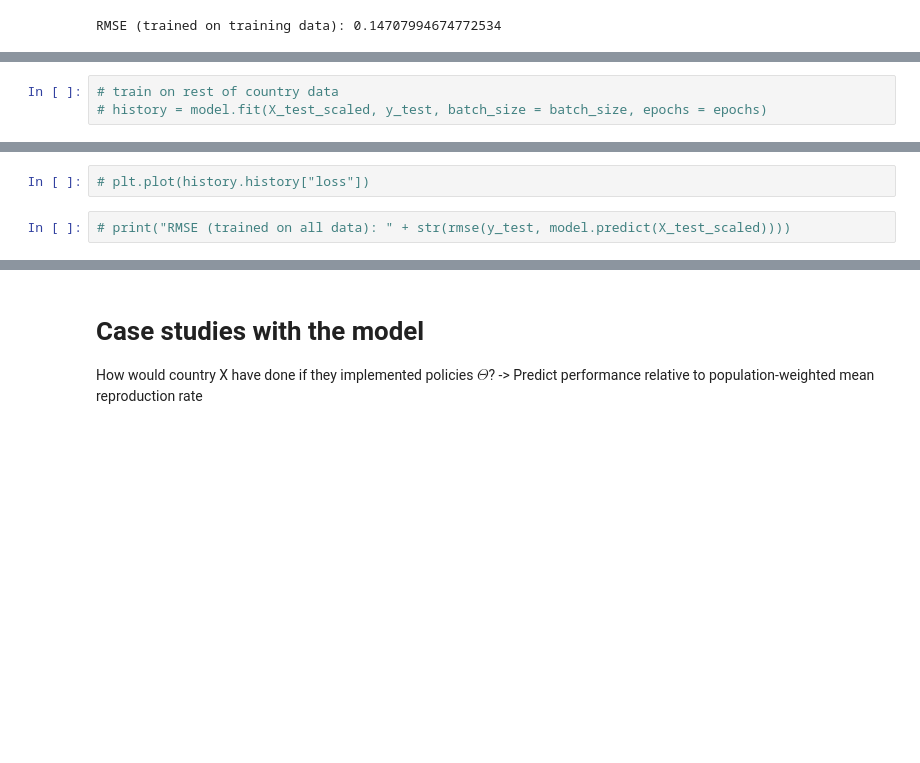
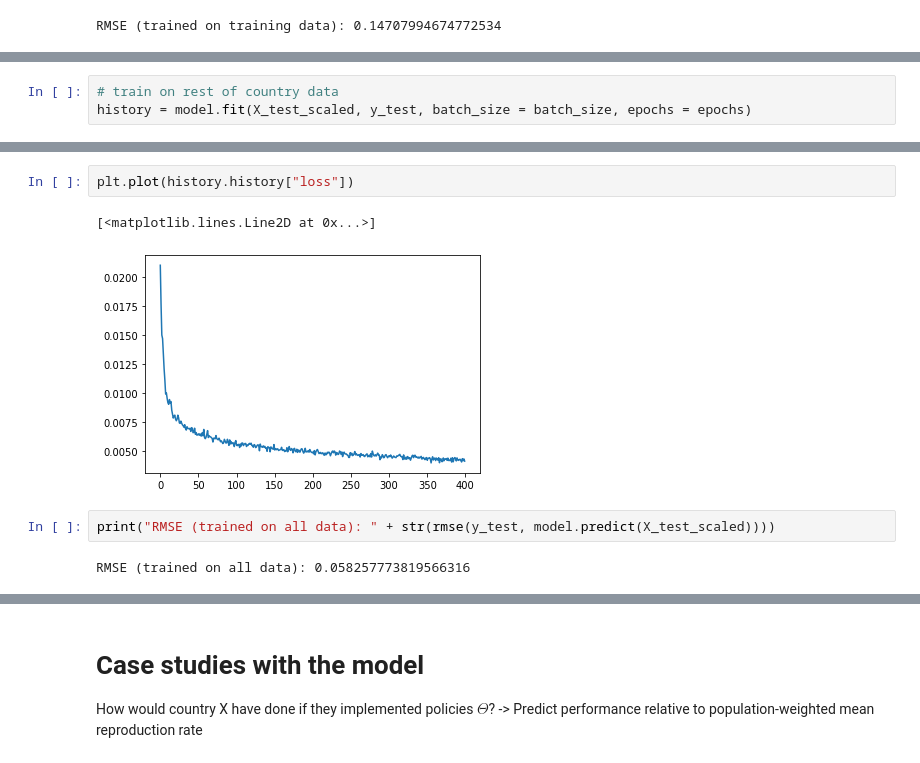
Before and after one commit to evilpegasus/datathon-spring-2021, a Jupyter notebook: model_reproduction_rate.ipynb, the cells around one changed output, grey strips where cells are left out. Saved outputs shown, nothing was run; the diff lists cells and outputs as text; blank space fills up the shorter version.

```diff
--- a/model_reproduction_rate.ipynb
+++ b/model_reproduction_rate.ipynb
@@ -348,3 +340,3 @@ for i, country in enumerate(test["location"].unique()):
 # %%
 # train on rest of country data
-# history = model.fit(X_test_scaled, y_test, batch_size = batch_size, epochs = epochs)
+history = model.fit(X_test_scaled, y_test, batch_size = batch_size, epochs = epochs)
@@ -351,4 +361,9 @@ for i, country in enumerate(test["location"].unique()):
 # %%
-# plt.plot(history.history["loss"])
+plt.plot(history.history["loss"])
+# %% [output]
+[<matplotlib.lines.Line2D at 0x...>]
+[figure, added]
 # %%
-# print("RMSE (trained on all data): " + str(rmse(y_test, model.predict(X_test_scaled))))
+print("RMSE (trained on all data): " + str(rmse(y_test, model.predict(X_test_scaled))))
+# %% [output]
+RMSE (trained on all data): 0.058257773819566316
```
Also changed, not shown: parts of 9 cells of this notebook, 7 other files.
